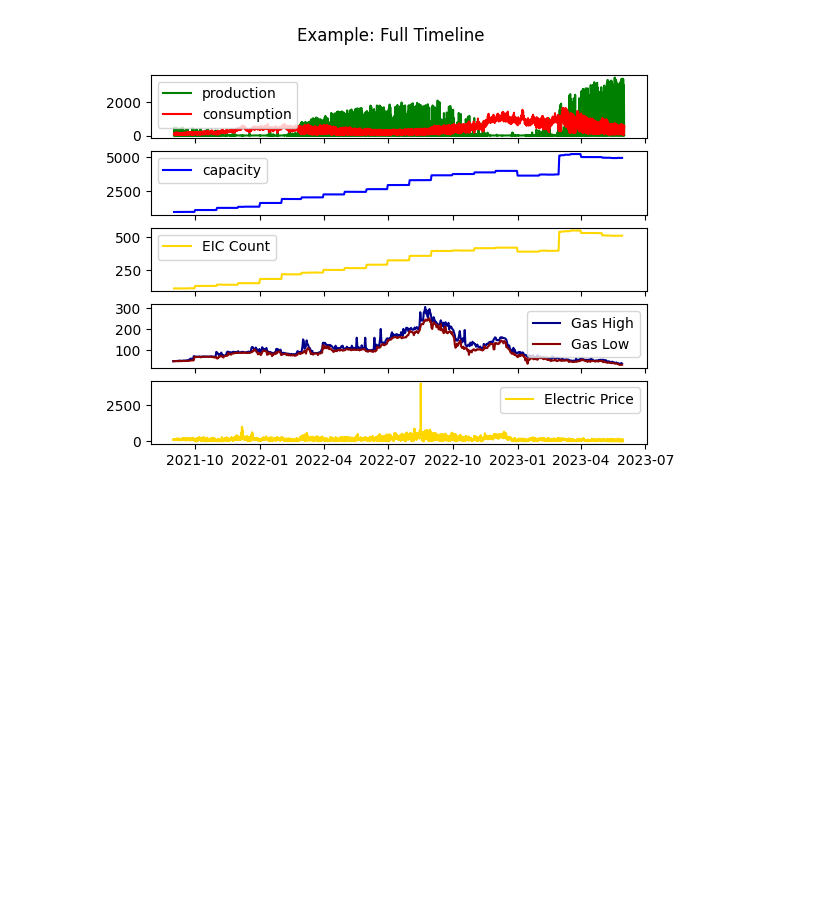
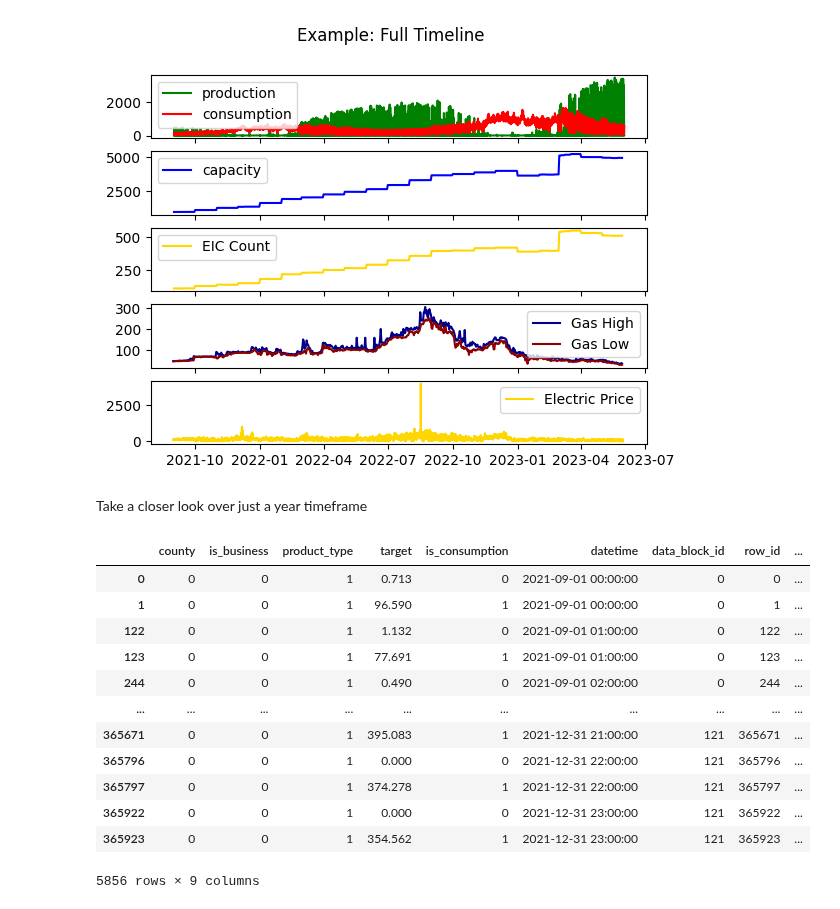
Before and after one commit to steimel60/Kaggle-Enefit, a Jupyter notebook: enefit-energy-predictor.ipynb, the cells around one changed output. Cells and saved outputs as stored; diff of their text form; code cells hidden in the pictures; blank space fills up the shorter version.

```diff
--- a/enefit-energy-predictor.ipynb
+++ b/enefit-energy-predictor.ipynb
@@ -257,3 +257,25 @@ for ax in axs:
     ax.legend()
 # %% [output]
 [figure]
+# %% [markdown]
+Take a closer look over just a year timeframe
+# %%
+year_example = example.loc[example.datetime.dt.year == 2021]
+year_client = example_client.loc[example_client.date.dt.year == 2021]
+year_gas = gas.loc[gas.origin_date.dt.year == 2021]
+year_electric = electric.loc[electric.origin_date.dt.year == 2021]
+year_example
+# %% [output]
+|  | county | is_business | product_type | target | is_consumption | datetime | data_block_id | row_id | ... |
+| 0 | 0 | 0 | 1 | 0.713 | 0 | 2021-09-01 00:00:00 | 0 | 0 | ... |
+| 1 | 0 | 0 | 1 | 96.590 | 1 | 2021-09-01 00:00:00 | 0 | 1 | ... |
+| 122 | 0 | 0 | 1 | 1.132 | 0 | 2021-09-01 01:00:00 | 0 | 122 | ... |
+| 123 | 0 | 0 | 1 | 77.691 | 1 | 2021-09-01 01:00:00 | 0 | 123 | ... |
+| 244 | 0 | 0 | 1 | 0.490 | 0 | 2021-09-01 02:00:00 | 0 | 244 | ... |
+| ... | ... | ... | ... | ... | ... | ... | ... | ... | ... |
+| 365671 | 0 | 0 | 1 | 395.083 | 1 | 2021-12-31 21:00:00 | 121 | 365671 | ... |
+| 365796 | 0 | 0 | 1 | 0.000 | 0 | 2021-12-31 22:00:00 | 121 | 365796 | ... |
+| 365797 | 0 | 0 | 1 | 374.278 | 1 | 2021-12-31 22:00:00 | 121 | 365797 | ... |
+| 365922 | 0 | 0 | 1 | 0.000 | 0 | 2021-12-31 23:00:00 | 121 | 365922 | ... |
+| 365923 | 0 | 0 | 1 | 354.562 | 1 | 2021-12-31 23:00:00 | 121 | 365923 | ... |
+5856 rows × 9 columns
```
Also changed, not shown: parts of 1 cell of this notebook.
